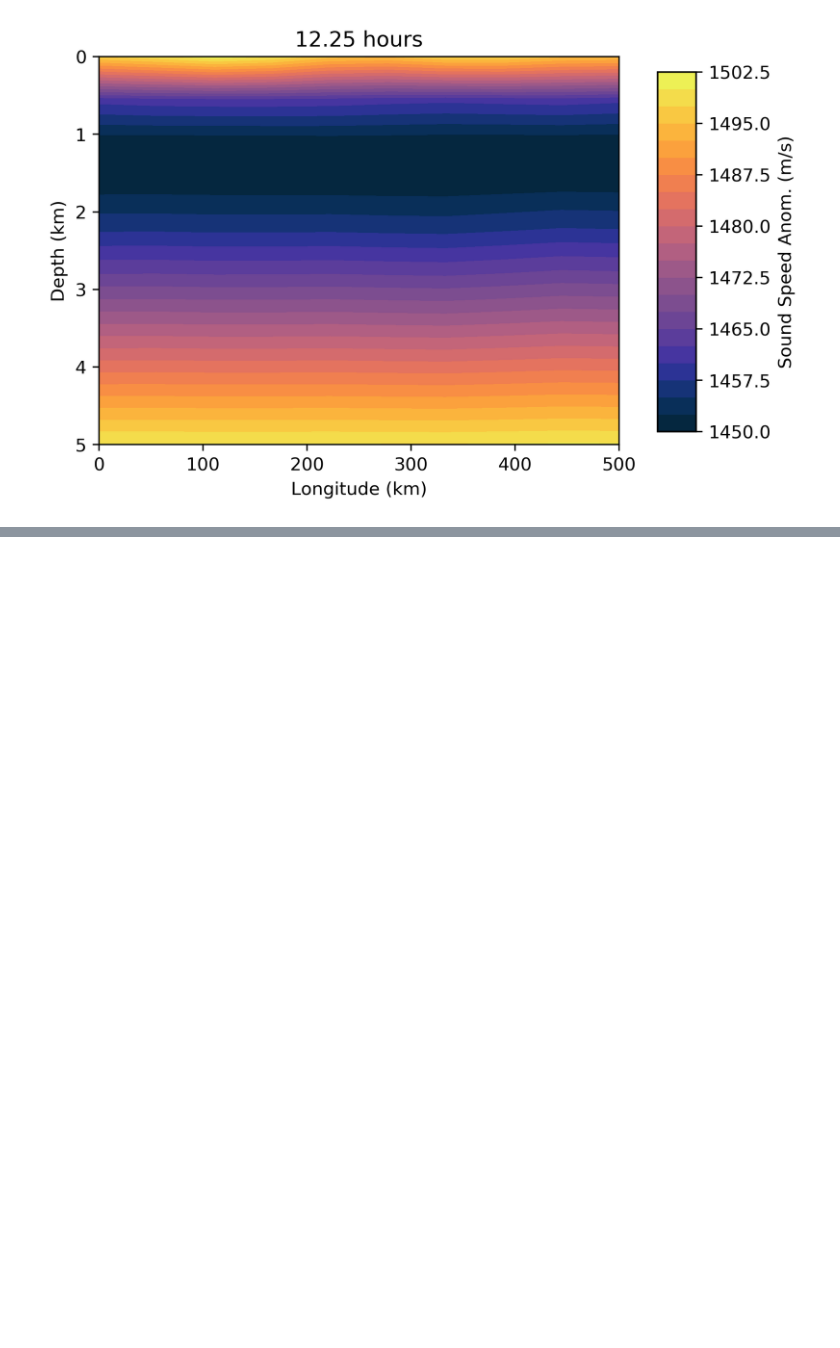
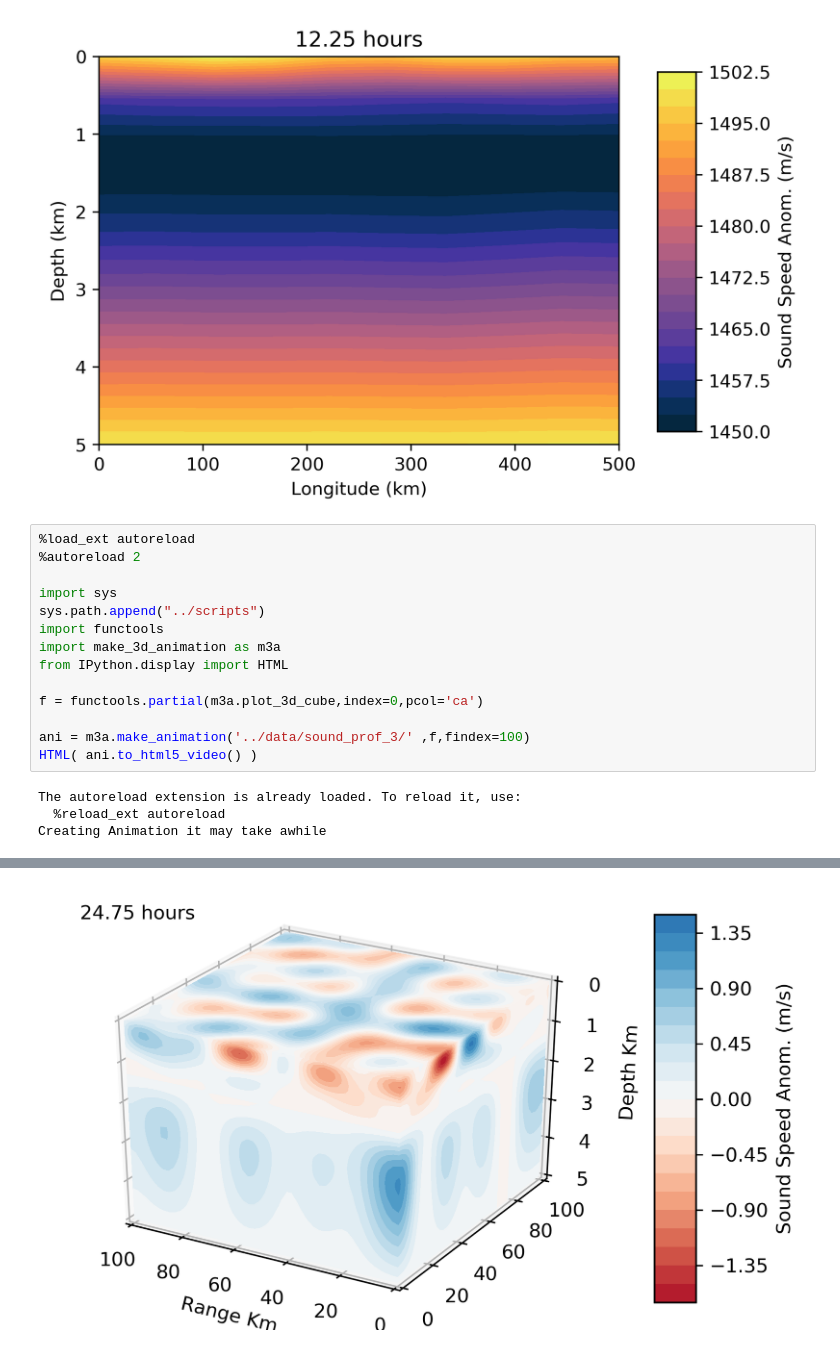
Before and after one commit to jpdef/internalwaves, a Jupyter notebook: IW/notebooks/IWF_3D_SIM.ipynb, the cells around one changed output, grey strips where cells are left out. Saved outputs shown, nothing was run; the diff lists cells and outputs as text; blank space fills up the shorter version.

```diff
--- a/IW/notebooks/IWF_3D_SIM.ipynb
+++ b/IW/notebooks/IWF_3D_SIM.ipynb
@@ -15,3 +23,21 @@ HTML( ani.to_html5_video() )
 Creating Animation it may take awhile
 [interactive output not drawn]
 [figure]
+# %%
+%load_ext autoreload
+%autoreload 2
+
+import sys
+sys.path.append("../scripts")
+import functools
+import make_3d_animation as m3a
+from IPython.display import HTML
+
+f = functools.partial(m3a.plot_3d_cube,index=0,pcol='ca')
+
+ani = m3a.make_animation('../data/sound_prof_3/' ,f,findex=100)
+HTML( ani.to_html5_video() )
+# %% [output]
+The autoreload extension is already loaded. To reload it, use:
+  %reload_ext autoreload
+Creating Animation it may take awhile
@@ -17,0 +45 @@ Creating Animation it may take awhile
+[figure, added]
```
Also changed, not shown: parts of 2 cells of this notebook, 9 other files.
